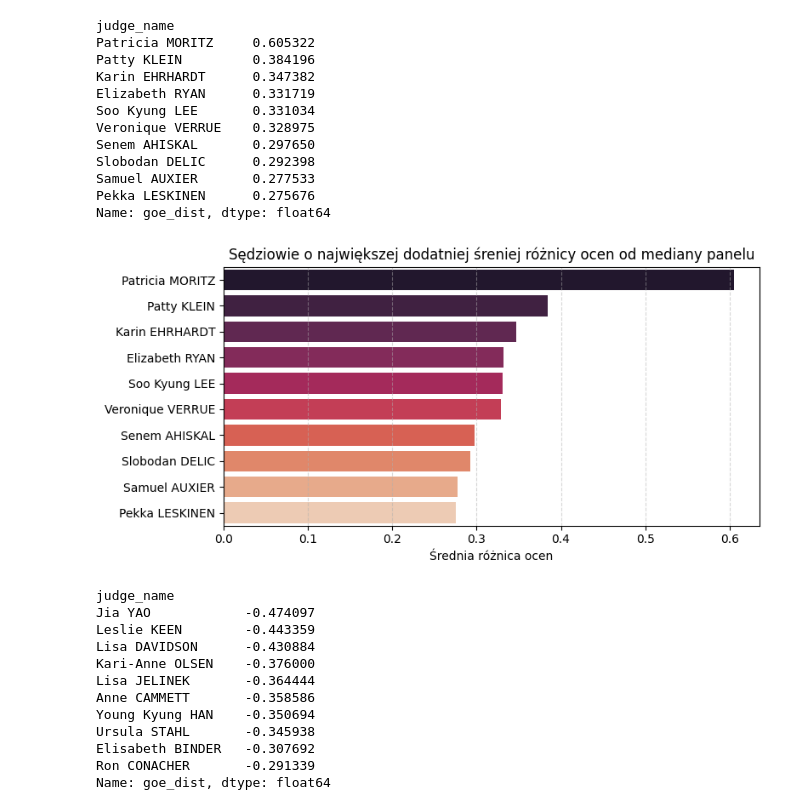
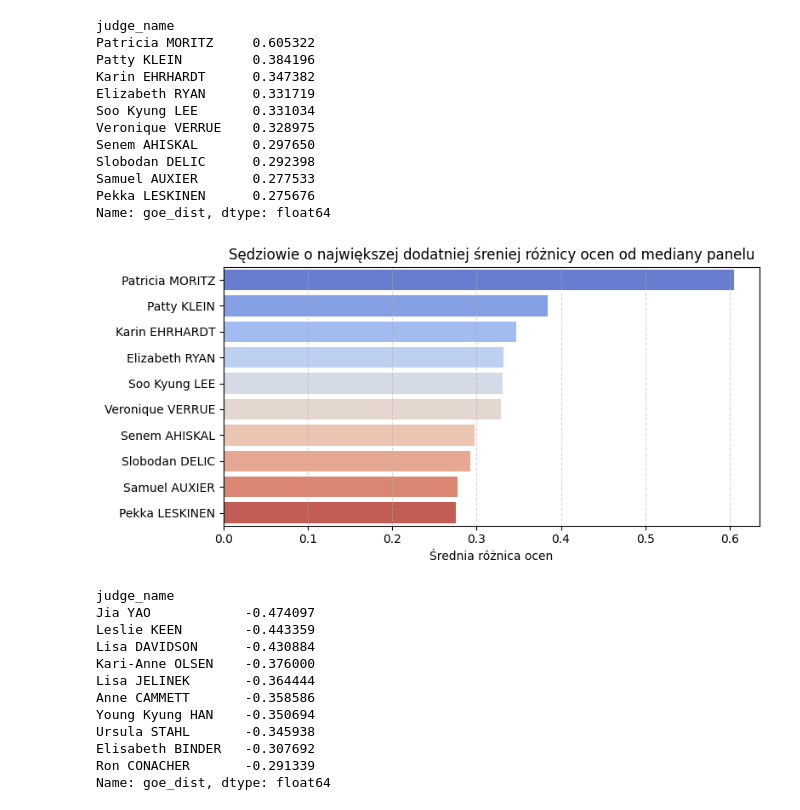
Before and after one commit to ann-e888/Skating_EDA, a Jupyter notebook: notebooks/anomailies.ipynb, the cells around one changed output. Saved outputs shown, nothing was run; the diff lists cells and outputs as text; code cells hidden in the pictures.

```diff
--- a/notebooks/anomailies.ipynb
+++ b/notebooks/anomailies.ipynb
@@ -44,17 +28,17 @@ Pekka LESKINEN      0.275676
 Name: goe_dist, dtype: float64
 # %%
 plt.figure(figsize=(8, 4))
-sns.barplot(x=judges_higher.values, y=judges_higher.index, palette='rocket', hue=judges_higher.index)
+sns.barplot(x=judges_higher.values, y=judges_higher.index, palette='coolwarm', hue=judges_higher.index)
 
 plt.title('Sędziowie o największej dodatniej śreniej różnicy ocen od mediany panelu')
 plt.ylabel('')
 plt.xlabel('Średnia różnica ocen')
 
 plt.tight_layout()
 plt.grid(axis='x',  linestyle='--', alpha=0.5)
 plt.show()
 # %% [output]
-[figure, old version]
+[figure, new version]
 # %%
 judges_lower = stats_df.groupby('judge_name')['goe_dist'].mean().sort_values(ascending=True).head(10)
 judges_lower
```
Also changed, not shown: parts of 6 cells of this notebook.
